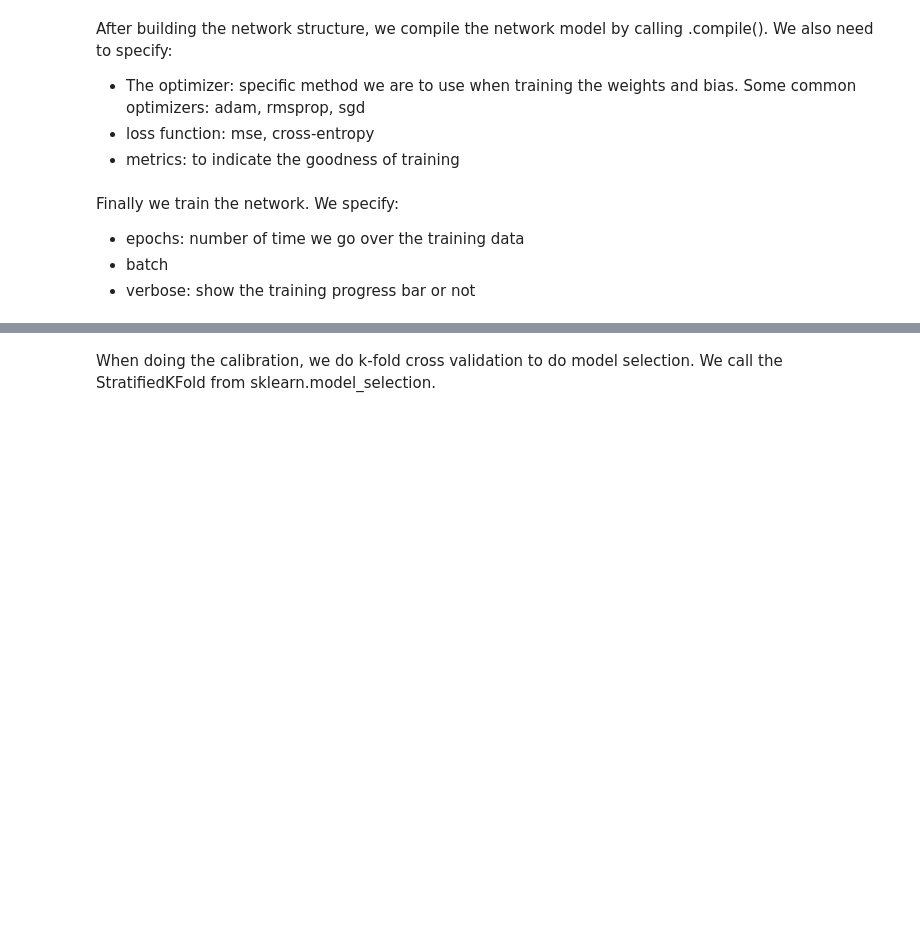
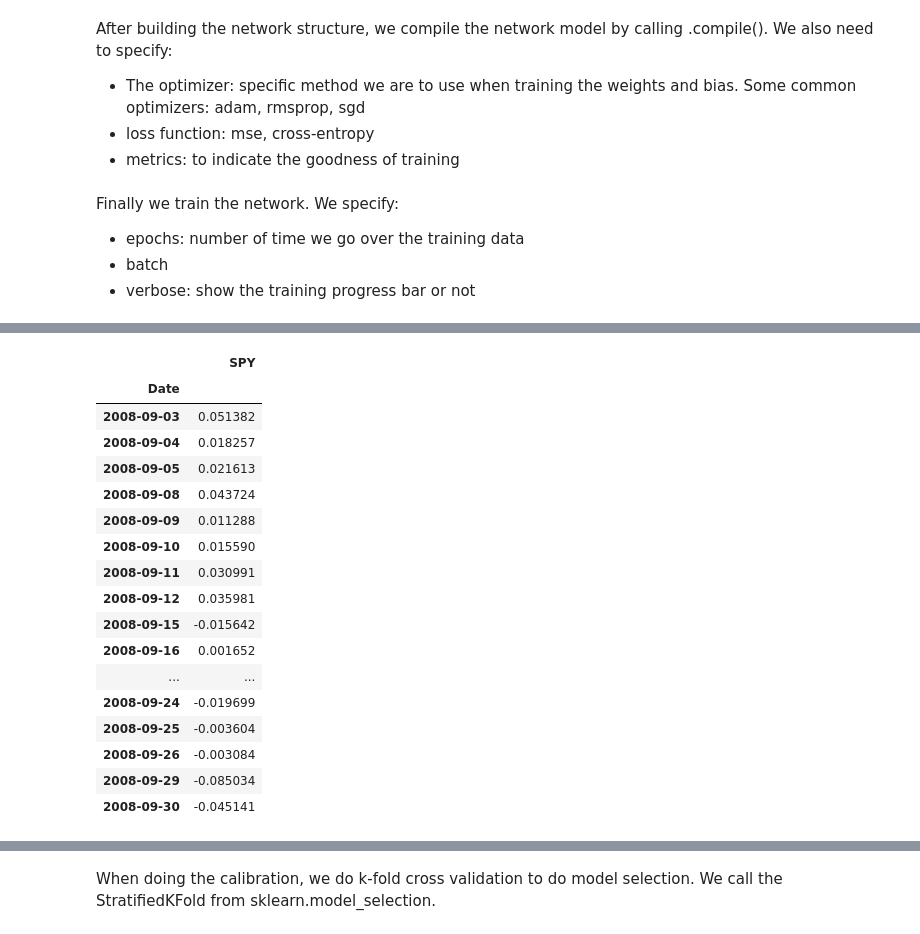
Before and after one commit to YILINGU10/Portfolio_Selection, a Jupyter notebook: Portfolio_Selection_0719.ipynb, the cells around one changed output, grey strips where cells are left out. Cells and saved outputs as stored; diff of their text form; code cells hidden in the pictures; blank space fills up the shorter version.

```diff
--- a/Portfolio_Selection_0719.ipynb
+++ b/Portfolio_Selection_0719.ipynb
@@ -422,0 +395,8 @@ abs(pd.DataFrame((result.values - SMPC_returns.values)/SMPC_returns.values))
+# %%
+input_stocks = SMPC_returns.iloc[:,picked]
+# %%
+model = Sequential()
+
+#input 87 stock data, and the hidden layer has 5 neurons; no biased involved (unless we let use_bias = TRUE)
+model.add(Dense(units = 3, input_dim = 10, activation='relu', kernel_initializer = 'he_normal', use_bias = False))
+model.add(Dense(units = 1, activation='relu', use_bias = False))
@@ -422,0 +405,4 @@ abs(pd.DataFrame((result.values - SMPC_returns.values)/SMPC_returns.values))
+# %%
+model.compile(optimizer=opt, loss='mse', metrics=['mae'])
+# %%
+model.fit(input_stocks, normalized_SPY, epochs = 200, verbose = 1)
@@ -422,0 +428,21 @@ abs(pd.DataFrame((result.values - SMPC_returns.values)/SMPC_returns.values))
+# %%
+normalized_SPY
+# %% [output]
+|  | SPY |
+| Date |  |
+| 2008-09-03 | 0.051382 |
+| 2008-09-04 | 0.018257 |
+| 2008-09-05 | 0.021613 |
+| 2008-09-08 | 0.043724 |
+| 2008-09-09 | 0.011288 |
+| 2008-09-10 | 0.015590 |
+| 2008-09-11 | 0.030991 |
+| 2008-09-12 | 0.035981 |
+| 2008-09-15 | -0.015642 |
+| 2008-09-16 | 0.001652 |
+| ... | ... |
+| 2008-09-24 | -0.019699 |
+| 2008-09-25 | -0.003604 |
+| 2008-09-26 | -0.003084 |
+| 2008-09-29 | -0.085034 |
+| 2008-09-30 | -0.045141 |
```
Also changed, not shown: parts of 20 cells of this notebook, 2 other files.
